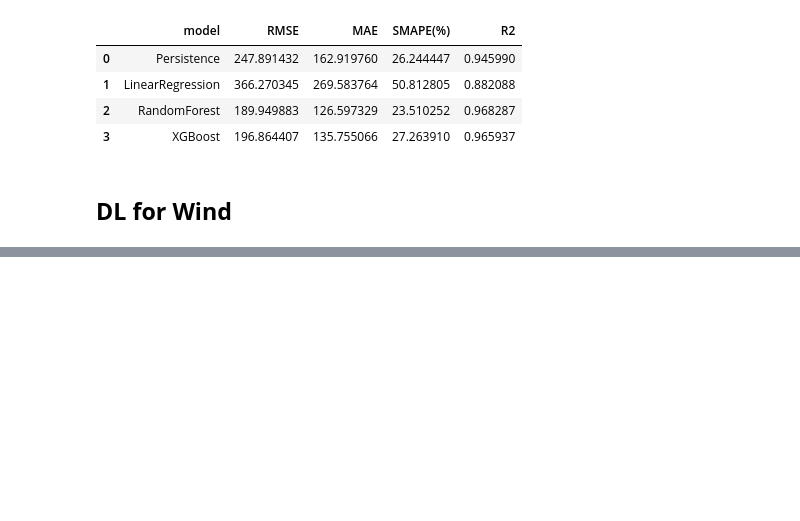
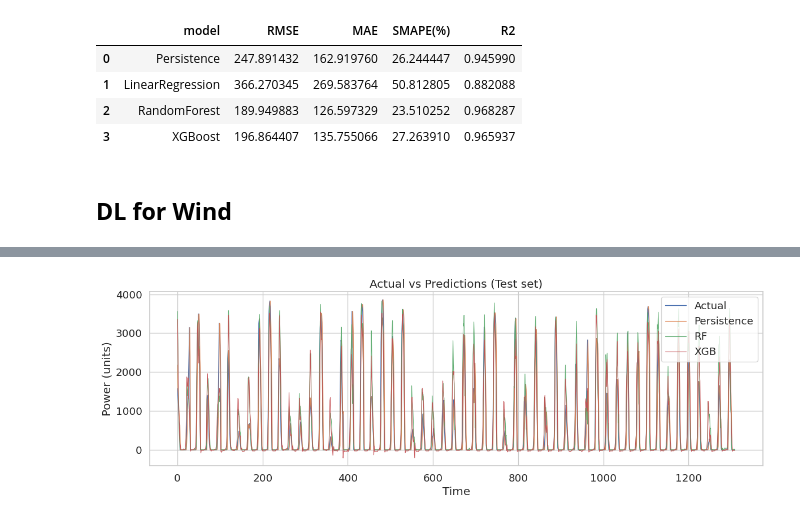
Before and after one commit to Zuhair0000/FYP-Research, a Jupyter notebook: FYP_research.ipynb, the cells around one changed output, grey strips where cells are left out. Drawn from its saved outputs; the diff is of its cells as text; code cells hidden in the pictures; blank space fills up the shorter version.

```diff
--- a/FYP_research.ipynb
+++ b/FYP_research.ipynb
@@ -1805,0 +1925,86 @@ plot_radar(radar_data, target="Wind", title="Radar Chart - Wind Models")
+# %%
+import matplotlib.pyplot as plt
+import seaborn as sns
+
+# 2.1 Time series: whole test period (or zoom)
+def plot_series(y_true, preds_dict, index=None, n_zoom=200, save=None):
+    """
+    preds_dict: dict("ModelName": pred_array, ...)
+    index: optional date index aligned with y_true/pred arrays (pandas Index)
+    n_zoom: if index is None, plot first n_zoom points for readability
+    """
+    plt.figure(figsize=(14,4))
+    if index is None:
+        x = np.arange(len(y_true))
+    else:
+        x = index
+
+    plt.plot(x, y_true, label="Actual", linewidth=1)
+    for name, pred in preds_dict.items():
+        plt.plot(x, pred, label=name, alpha=0.9, linewidth=0.8)
+    plt.legend()
+    plt.xlabel("Time")
+    plt.ylabel("Power (units)")
+    plt.title("Actual vs Predictions (Test set)")
+    if save:
+        plt.savefig(save, bbox_inches="tight")
+    plt.show()
+
+# Use it:
+plot_series(y_test_s.values,
+            {"Persistence": y_pred_persist.values,
+             "RF": y_pred_rf,
+             "XGB": y_pred_xgb_opt},
+            index=None, n_zoom=300, save="pred_vs_actual.png")
+
+
+# 2.2 Predicted vs Actual scatter
+def scatter_pred_actual(y_true, y_pred, name="Model", save=None):
+    plt.figure(figsize=(6,6))
+    plt.scatter(y_true, y_pred, s=6, alpha=0.5)
+    lim = [min(np.nanmin(y_true), np.nanmin(y_pred)), max(np.nanmax(y_true), np.nanmax(y_pred))]
+    plt.plot(lim, lim, "r--")  # identity line
+    plt.xlabel("Actual")
+    plt.ylabel("Predicted")
+    plt.title(f"Predicted vs Actual — {name}")
+    if save:
+        plt.savefig(save, bbox_inches="tight")
+    plt.show()
+
+scatter_pred_actual(y_test_s, y_pred_rf, "RandomForest", save="scatter_rf.png")
+
+
+# 2.3 Residuals histogram + KDE
+def residual_plots(y_true, y_pred, name="Model", save_prefix=None):
+    res = y_true - y_pred
+    plt.figure(figsize=(10,4))
+    plt.subplot(1,2,1)
+    sns.histplot(res, kde=True, bins=40)
+    plt.title(f"{name} Residual Distribution")
+    plt.xlabel("Residual (Actual - Pred)")
+    plt.subplot(1,2,2)
+    sns.boxplot(x=res)
+    plt.title("Residuals Boxplot")
+    if save_prefix:
+        plt.savefig(save_prefix + "_residuals.png", bbox_inches="tight")
+    plt.show()
+
+residual_plots(y_test_s, y_pred_rf, "RandomForest", save_prefix="rf")
+
+# 2.4 Rolling RMSE (window in samples, e.g., 24 for hourly)
+def rolling_rmse(y_true, y_pred, window=24, save=None):
+    err2 = (y_true - y_pred)**2
+    rmse_roll = np.sqrt(pd.Series(err2).rolling(window=window, min_periods=1).mean())
+    plt.figure(figsize=(12,3))
+    plt.plot(rmse_roll)
+    plt.title(f"Rolling RMSE (window={window})")
+    plt.xlabel("Test index")
+    plt.ylabel("RMSE")
+    if save:
+        plt.savefig(save, bbox_inches="tight")
+    plt.show()
+    return rmse_roll
+
+rmse_roll_rf = rolling_rmse(y_test_s, y_pred_rf, window=24, save="rolling_rmse_rf.png")
+# %% [output]
+[figure, added]
```
Also changed, not shown: parts of 45 cells of this notebook.
